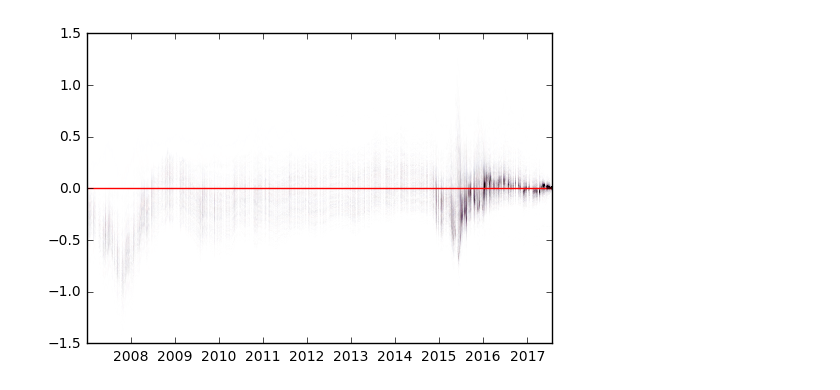
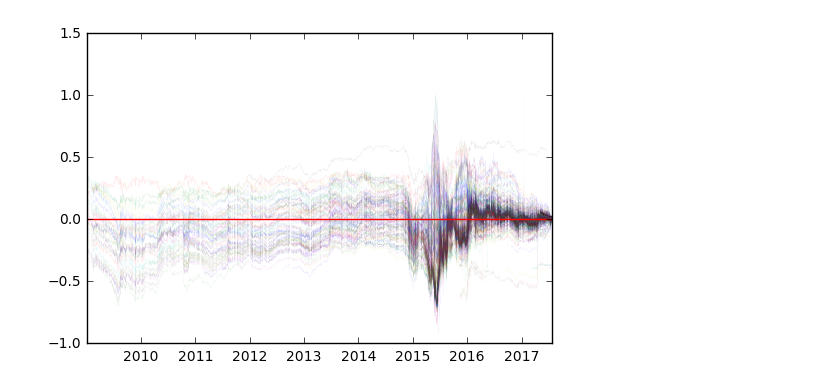
Before and after one commit to liusida/fund_scanner, a Jupyter notebook: playground/viewing_data.ipynb, the cells around one changed output. Saved outputs shown, nothing was run; the diff lists cells and outputs as text; code cells hidden in the pictures.

Commit message:
Funds Start a Competition! but still have some bug.

```diff
--- a/playground/viewing_data.ipynb
+++ b/playground/viewing_data.ipynb
@@ -1,14 +1,16 @@
 # %%
 %matplotlib inline
 import pandas as pd
-import sqlalchemy
 import matplotlib.pyplot as plt
-c = sqlalchemy.create_engine("mysql+pymysql://funds:funds888@localhost/funds?charset=utf8")
+
+import base
+import fund_scanner.common_tools.database as db
+sqlalchemy_engine = db.get_sqlalchemy_engine()
 # %%
 def read_funds_price(funds_id_list):
     ret = pd.DataFrame([])
     for funds_id in funds_id_list:
-        df = pd.read_sql('select funds_price_date, funds_price_adjust from funds_historical_price where funds_id=%s order by funds_price_date'%funds_id, c)
+        df = pd.read_sql('select funds_price_date, funds_price_adjust from funds_historical_price where funds_id=%s order by funds_price_date'%funds_id, sqlalchemy_engine)
         df['funds_price_date'] = pd.to_datetime(df['funds_price_date'])
         df = df.set_index(keys='funds_price_date')
         today_s_price = df.iloc[-1,0]
@@ -19,7 +21,7 @@ def read_funds_price(funds_id_list):
 def read_benchmarks_price(benchmarks_id_list):
     ret = pd.DataFrame([])
     for benchmarks_id in benchmarks_id_list:
-        df = pd.read_sql('select benchmarks_price_date, benchmarks_price_adjust from benchmarks_historical_price where benchmarks_id=%s order by benchmarks_price_date'%benchmarks_id, c)
+        df = pd.read_sql('select benchmarks_price_date, benchmarks_price_adjust from benchmarks_historical_price where benchmarks_id=%s order by benchmarks_price_date'%benchmarks_id, sqlalchemy_engine)
         df['benchmarks_price_date'] = pd.to_datetime(df['benchmarks_price_date'])
         df = df.set_index(keys='benchmarks_price_date')
         today_s_price = df.iloc[-1,0]
@@ -28,19 +30,27 @@ def read_benchmarks_price(benchmarks_id_list):
         ret = pd.concat([ret,df], axis=1)
     return ret
 
-d = pd.read_sql('select a.funds_id from (select DISTINCT (funds_id) from funds_historical_price) a left join funds b on a.funds_id=b.funds_id where b.funds_type="混合型"', c)
+d = pd.read_sql('select a.funds_id from (select DISTINCT (funds_id) from funds_historical_price) a left join funds b on a.funds_id=b.funds_id where b.funds_code="540006" limit 0,1', sqlalchemy_engine)
 df = read_funds_price(d['funds_id'].tolist())
 df_b = read_benchmarks_price([1])
+# %%
+df = df[df.index > pd.to_datetime("2009-01-01")]
+df_b = df_b[df_b.index > pd.to_datetime("2009-01-01")]
+df_new = pd.DataFrame()
+for column in df.columns:
+    #column='97'
+    c = df.loc[:,column]
+    c1 = c[c>0].idxmin()
+    c2 = df_b.index.get_loc(c1, method='nearest')
+    custom_benchmark = df_b.iloc[c2,0] / df.loc[c1,column]
+    c = c * custom_benchmark
+    df_new = pd.concat([df_new,c], axis=1)
+
+#df[df[column]>-1]
 # %%
 plt.figure()
-
-df = df[df.index > pd.to_datetime("2007-01-01")]
-#plt.plot(df, 'line', legend=False, alpha=0.02, linewidth=5)
-line1 = plt.plot(df)
-
-df_b = df_b[df_b.index > pd.to_datetime("2007-01-01")]
-line2 = plt.plot(df_b)#, 'line', legend=False, alpha=1, linewidth=1)
-
-plt.setp(line1, linestyle='-', alpha=0.006, linewidth=0.2)
+line1 = plt.plot(df_new)
+line2 = plt.plot(df_b)
+plt.setp(line1, linestyle='-', alpha=0.6, linewidth=0.2)
 plt.setp(line2, linestyle='-', color='r', linewidth=0.2)
 plt.show()
@@ -49,11 +57,11 @@ plt.show()
 # %%
 df_total = df.subtract(df_b.iloc[:,0], axis=0)
 line1 = plt.plot(df_total)
-plt.setp(line1, linestyle='-', alpha=0.005, linewidth=0.2)
+plt.setp(line1, linestyle='-', alpha=0.1, linewidth=0.2)
 plt.axhline(0, color='r')
 plt.show()
 # %% [output]
-[figure, old version]
+[figure, new version]
 # %%
 df_aj = df - df_b.iloc[:,0]
 
```
Also changed, not shown: parts of 1 cell of this notebook, 1 other file.
